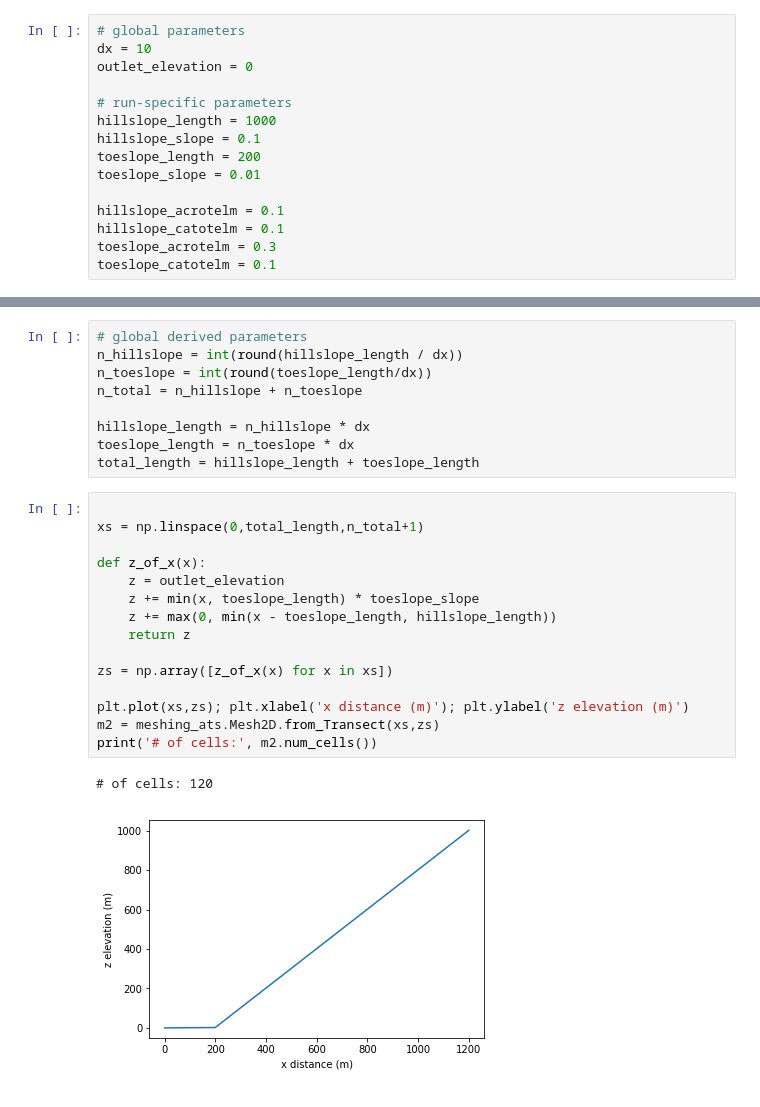
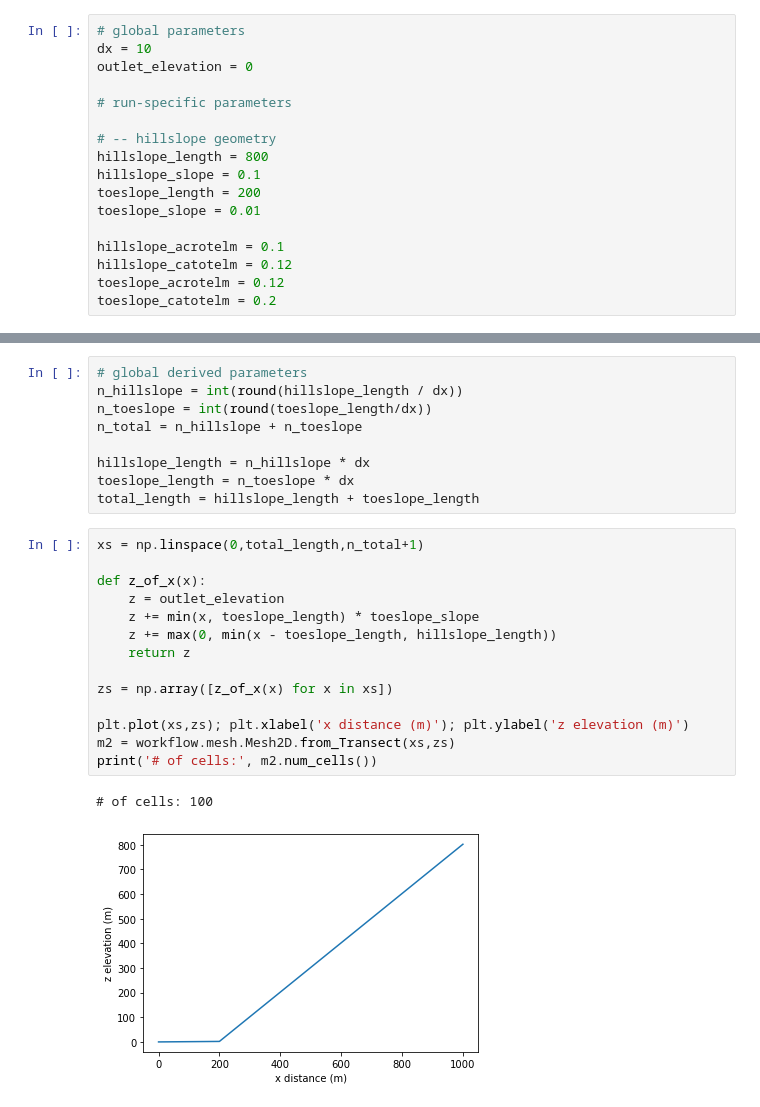
Before and after one commit to ecoon/interface-sag_river, a Jupyter notebook: meshing/hillslope.ipynb, the cells around one changed output, grey strips where cells are left out. Drawn from its saved outputs; the diff is of its cells as text.

```diff
--- a/meshing/hillslope.ipynb
+++ b/meshing/hillslope.ipynb
@@ -9,12 +9,14 @@ dx = 10
 outlet_elevation = 0
 
 # run-specific parameters
-hillslope_length = 1000
+
+# -- hillslope geometry
+hillslope_length = 800
 hillslope_slope = 0.1
 toeslope_length = 200
 toeslope_slope = 0.01
 
 hillslope_acrotelm = 0.1
-hillslope_catotelm = 0.1
-toeslope_acrotelm = 0.3
-toeslope_catotelm = 0.1
+hillslope_catotelm = 0.12
+toeslope_acrotelm = 0.12
+toeslope_catotelm = 0.2
@@ -36,23 +39,22 @@ hillslope_length = n_hillslope * dx
 toeslope_length = n_toeslope * dx
 total_length = hillslope_length + toeslope_length
 # %%
-
 xs = np.linspace(0,total_length,n_total+1)
 
 def z_of_x(x):
     z = outlet_elevation
     z += min(x, toeslope_length) * toeslope_slope
     z += max(0, min(x - toeslope_length, hillslope_length))
     return z
 
 zs = np.array([z_of_x(x) for x in xs])
 
 plt.plot(xs,zs); plt.xlabel('x distance (m)'); plt.ylabel('z elevation (m)')
-m2 = meshing_ats.Mesh2D.from_Transect(xs,zs)
+m2 = workflow.mesh.Mesh2D.from_Transect(xs,zs)
 print('# of cells:', m2.num_cells())
 # %% [output]
-# of cells: 120
+# of cells: 100
-[figure, old version]
+[figure, new version]
 # %%
 # Changing organic layer thickness
 acrotelm_thickness = np.where(xs < toeslope_length, toeslope_acrotelm, hillslope_acrotelm)
```
Also changed, not shown: parts of 9 cells of this notebook, 10 other files.
